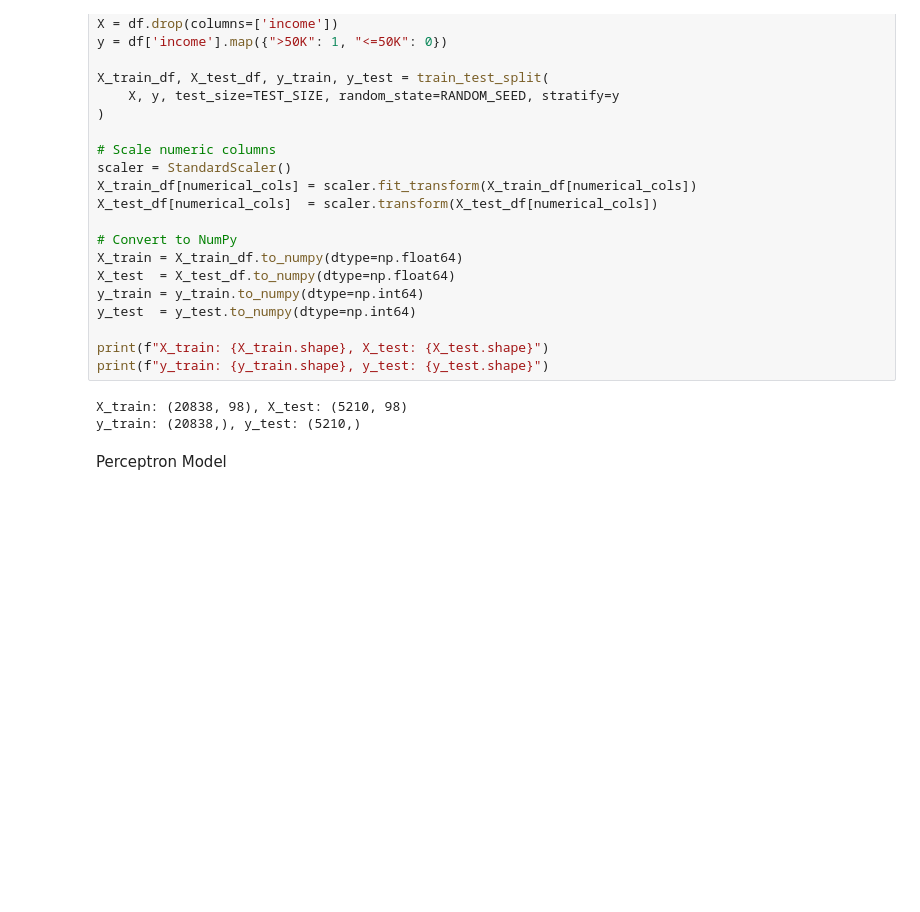
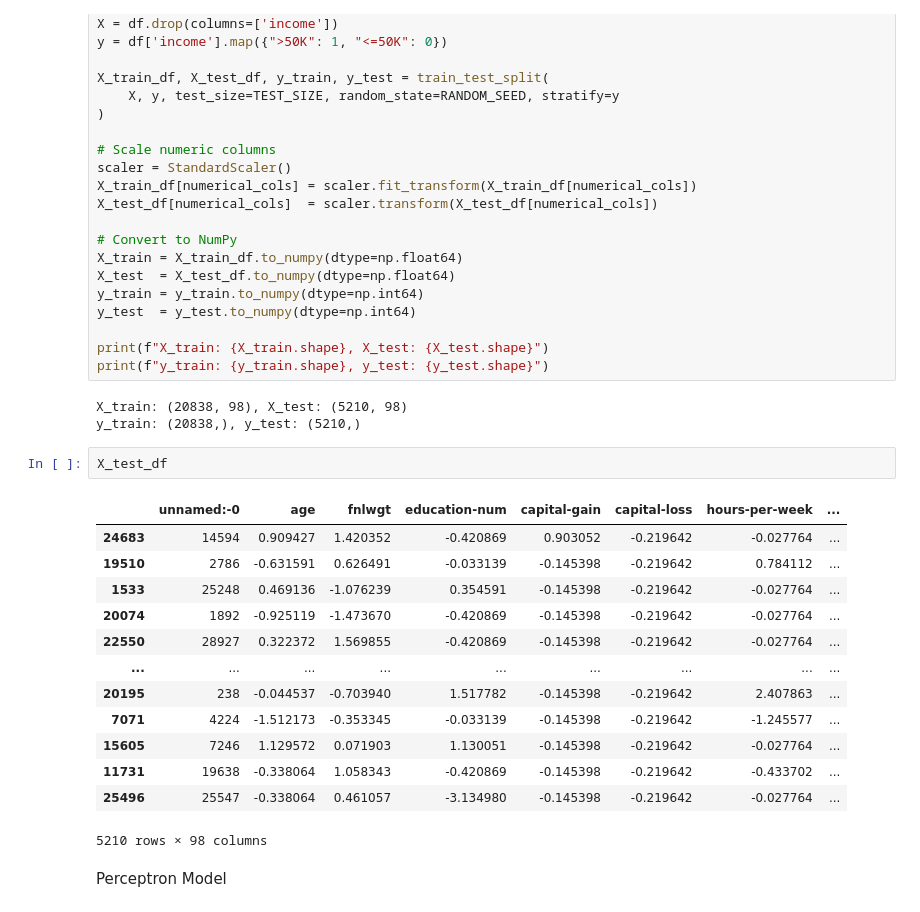
Before and after one commit to EricaCamelopardalis/MS_Classifiers, a Jupyter notebook: Project1.ipynb, the cells around one changed output. Drawn from its saved outputs; the diff is of its cells as text; blank space fills up the shorter version.

```diff
--- a/Project1.ipynb
+++ b/Project1.ipynb
@@ -154,6 +154,22 @@ print(f"y_train: {y_train.shape}, y_test: {y_test.shape}")
 # %% [output]
 X_train: (20838, 98), X_test: (5210, 98)
 y_train: (20838,), y_test: (5210,)
+# %%
+X_test_df
+# %% [output]
+|  | unnamed:-0 | age | fnlwgt | education-num | capital-gain | capital-loss | hours-per-week | ... |
+| 24683 | 14594 | 0.909427 | 1.420352 | -0.420869 | 0.903052 | -0.219642 | -0.027764 | ... |
+| 19510 | 2786 | -0.631591 | 0.626491 | -0.033139 | -0.145398 | -0.219642 | 0.784112 | ... |
+| 1533 | 25248 | 0.469136 | -1.076239 | 0.354591 | -0.145398 | -0.219642 | -0.027764 | ... |
+| 20074 | 1892 | -0.925119 | -1.473670 | -0.420869 | -0.145398 | -0.219642 | -0.027764 | ... |
+| 22550 | 28927 | 0.322372 | 1.569855 | -0.420869 | -0.145398 | -0.219642 | -0.027764 | ... |
+| ... | ... | ... | ... | ... | ... | ... | ... | ... |
+| 20195 | 238 | -0.044537 | -0.703940 | 1.517782 | -0.145398 | -0.219642 | 2.407863 | ... |
+| 7071 | 4224 | -1.512173 | -0.353345 | -0.033139 | -0.145398 | -0.219642 | -1.245577 | ... |
+| 15605 | 7246 | 1.129572 | 0.071903 | 1.130051 | -0.145398 | -0.219642 | -0.027764 | ... |
+| 11731 | 19638 | -0.338064 | 1.058343 | -0.420869 | -0.145398 | -0.219642 | -0.433702 | ... |
+| 25496 | 25547 | -0.338064 | 0.461057 | -3.134980 | -0.145398 | -0.219642 | -0.027764 | ... |
+5210 rows × 98 columns
 # %% [markdown]
 Perceptron Model
 # %% [markdown]
```
Also changed, not shown: parts of 6 cells of this notebook.
